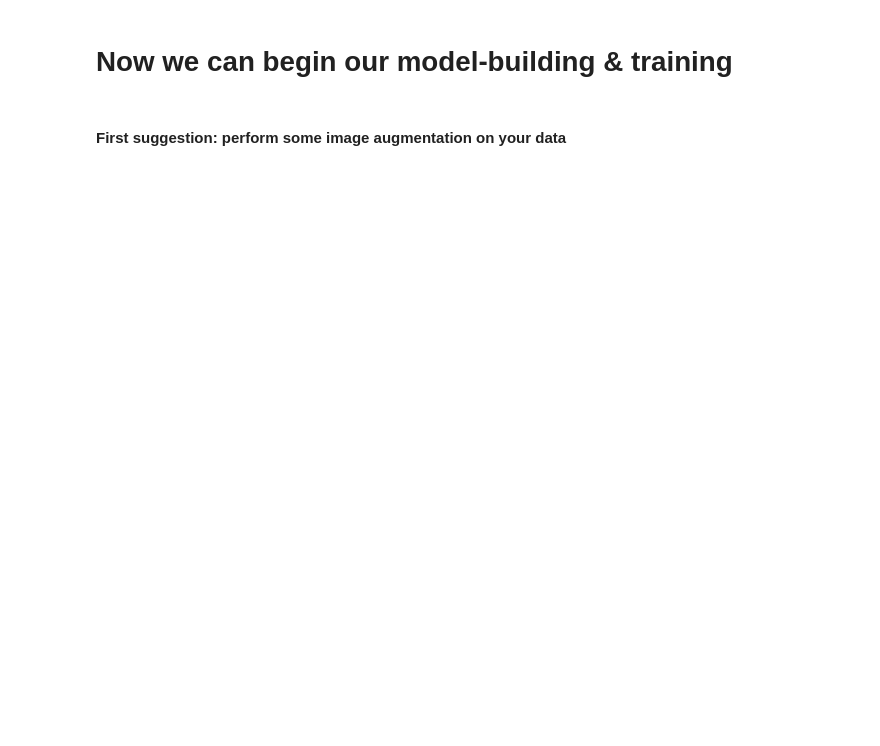
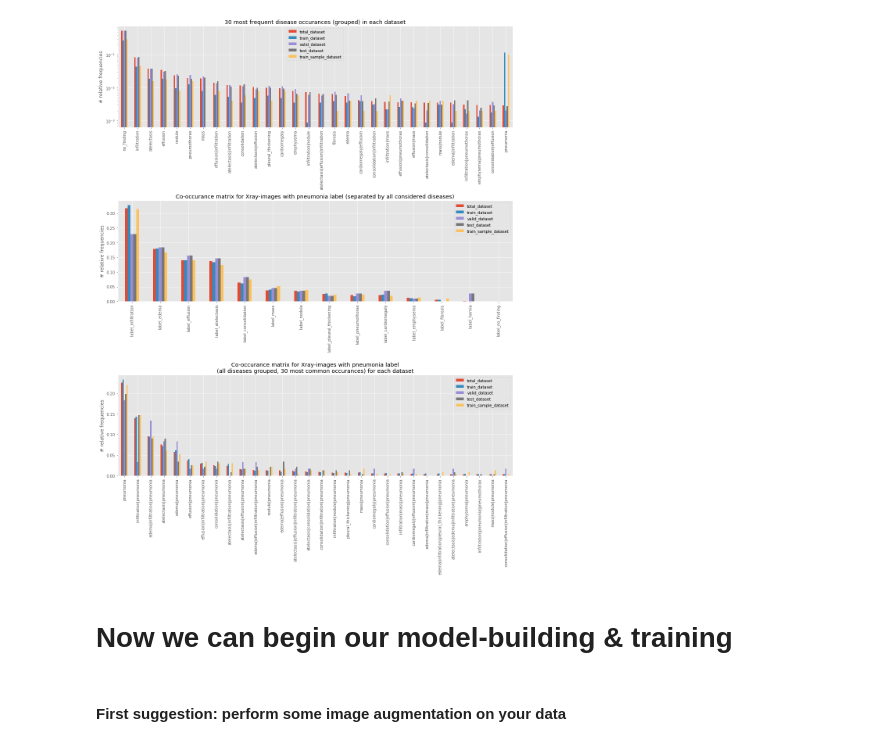
Before and after one commit to phthaloc/AIHCND_C2_Starter, a Jupyter notebook: Build and train model.ipynb, the cells around one changed output. Cells and saved outputs as stored; diff of their text form; code cells hidden in the pictures; blank space fills up the shorter version.

Commit message:
add test set, add training sample set for calculating standardization

```diff
--- a/Build and train model.ipynb
+++ b/Build and train model.ipynb
@@ -72,11 +69,0 @@ all_xray_df.sample(3)
-# %%
-def create_splits(vargs):
-
-    ## Either build your own or use a built-in library to split your original dataframe into two sets
-    ## that can be used for training and testing your model
-    ## It's important to consider here how balanced or imbalanced you want each of those sets to be
-    ## for the presence of pneumonia
-
-    # Todo
-
-    return train_data, val_data
@@ -82,0 +205,9 @@ def create_splits(vargs):
+# %%
+RANDOM_STATE = 256
+# %%
+df_train, df_valid, df_test = create_splits(df=df, train_size=0.8, valid_size=0.05, test_size=0.15, random_state=RANDOM_STATE)
+# we remove some negative training samples to achieve balanced classes:
+df_train = balance_dataset(df=df_train, col_label='label_pneumonia', random_state=RANDOM_STATE)
+# randomly select a representative sample for standardization:
+df_train_sample = df_train.sample(n=500, random_state=RANDOM_STATE)
+data_split_analysis(df=df, df_train=df_train, df_valid=df_valid, df_test=df_test, df_train_sample=df_train_sample)
@@ -83,3 +232,75 @@ def create_splits(vargs):
+# %%
+df_diseases = pd.DataFrame([])
+df_diseases['total_dataset'] = df['finding_labels'].value_counts()
+df_diseases['train_dataset'] = df_train['finding_labels'].value_counts()
+df_diseases['valid_dataset'] = df_valid['finding_labels'].value_counts()
+df_diseases['test_dataset'] = df_test['finding_labels'].value_counts()
+df_diseases['train_sample_dataset'] = df_train_sample['finding_labels'].value_counts()
+df_diseases_relative = df_diseases / df_diseases.sum()
+
+dfa = pd.DataFrame([])
+dfa['total_dataset'] = (
+    df.loc[df['label_pneumonia']==1, df.columns.str.startswith('label')]
+    .drop('label_pneumonia', axis=1)
+    .sum()
+    .sort_values(ascending=False)
+)
+dfa['train_dataset'] = (
+    df_train.loc[df_train['label_pneumonia']==1, df_train.columns.str.startswith('label')]
+    .drop('label_pneumonia', axis=1)
+    .sum()
+    .sort_values(ascending=False)
+)
+dfa['valid_dataset'] = (
+    df_valid.loc[df_valid['label_pneumonia']==1, df_valid.columns.str.startswith('label')]
+    .drop('label_pneumonia', axis=1)
+    .sum()
+    .sort_values(ascending=False)
+)
+dfa['test_dataset'] = (
+    df_valid.loc[df_valid['label_pneumonia']==1, df_valid.columns.str.startswith('label')]
+    .drop('label_pneumonia', axis=1)
+    .sum()
+    .sort_values(ascending=False)
+)
+dfa['train_sample_dataset'] = (
+    df_train_sample.loc[df_train_sample['label_pneumonia']==1, df_train_sample.columns.str.startswith('label')]
+    .drop('label_pneumonia', axis=1)
+    .sum()
+    .sort_values(ascending=False)
+)
+
+dfa_relative = dfa / dfa.sum()
+
+df_coocurrance = pd.DataFrame([])
+df_coocurrance['total_dataset'] = df.loc[df['finding_labels'].str.contains('pneumonia'),
+                                         'finding_labels'].value_counts()
+df_coocurrance['train_dataset'] = df_train.loc[df_train['finding_labels'].str.contains('pneumonia'),
+                                               'finding_labels'].value_counts()
+df_coocurrance['valid_dataset'] = df_valid.loc[df_valid['finding_labels'].str.contains('pneumonia'),
+                                               'finding_labels'].value_counts()
+df_coocurrance['test_dataset'] = df_test.loc[df_test['finding_labels'].str.contains('pneumonia'),
+                                             'finding_labels'].value_counts()
+df_coocurrance['train_sample_dataset'] = df_train_sample.loc[df_train_sample['finding_labels'].str.contains('pneumonia'),
+                                                             'finding_labels'].value_counts()
+df_coocurrance_relative = df_coocurrance / df_coocurrance.sum()
+
+
+fig, axarr = plt.subplots(3, 1, figsize=(15, 20))
+ttl = '30 most frequent disease occurances (grouped) in each dataset'
+df_diseases_relative[:30].plot.bar(ax=axarr[0], title=ttl, label='b', logy=True)
+axarr[0].set_ylabel('# relative frequencies')
+
+ttl = 'Co-occurance matrix for Xray-images with pneumonia label (separated by all considered diseases)'
+dfa_relative.plot.bar(ax=axarr[1], title=ttl)
+axarr[1].set_ylabel('# relative frequencies')
+
+ttl = 'Co-occurance matrix for Xray-images with pneumonia label\n(all diseases grouped, 30 most common occurances) for each dataset'
+df_coocurrance_relative.head(30).plot.bar(ax=axarr[2], title=ttl)
+axarr[2].set_ylabel('# relative frequencies')
+fig.tight_layout()
+# %% [output]
+[figure, added]
 # %% [markdown]
 # Now we can begin our model-building & training
 # %% [markdown]
```
Also changed, not shown: parts of 41 cells of this notebook.
